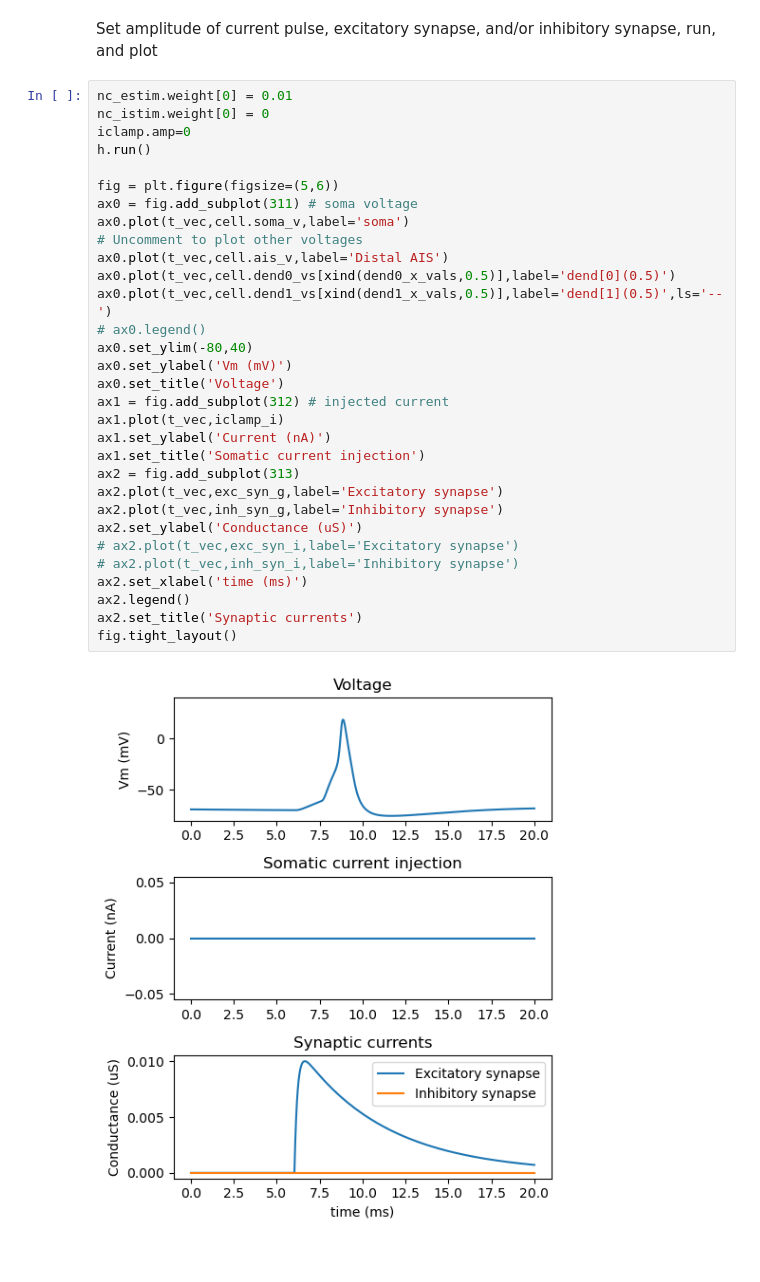
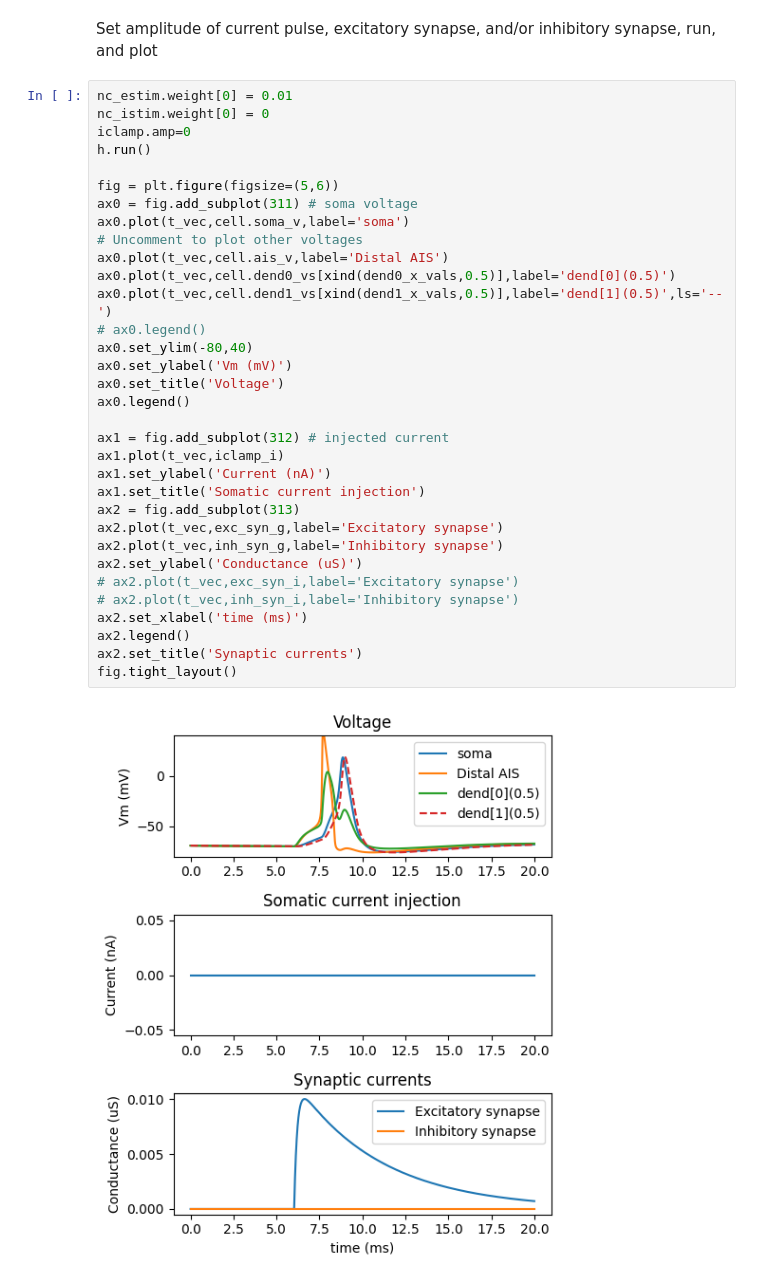
Before and after one commit to lw-miles24/CompModNervSys-final, a Jupyter notebook: simulate_BallAndStick_dend.ipynb, the cells around one changed output. Drawn from its saved outputs; the diff is of its cells as text.

```diff
--- a/simulate_BallAndStick_dend.ipynb
+++ b/simulate_BallAndStick_dend.ipynb
@@ -127,31 +138,33 @@ nc_estim.weight[0] = 0.01
 nc_istim.weight[0] = 0
 iclamp.amp=0
 h.run()
 
 fig = plt.figure(figsize=(5,6))
 ax0 = fig.add_subplot(311) # soma voltage
 ax0.plot(t_vec,cell.soma_v,label='soma')
 # Uncomment to plot other voltages
 ax0.plot(t_vec,cell.ais_v,label='Distal AIS')
 ax0.plot(t_vec,cell.dend0_vs[xind(dend0_x_vals,0.5)],label='dend[0](0.5)')
 ax0.plot(t_vec,cell.dend1_vs[xind(dend1_x_vals,0.5)],label='dend[1](0.5)',ls='--')
 # ax0.legend()
 ax0.set_ylim(-80,40)
 ax0.set_ylabel('Vm (mV)')
 ax0.set_title('Voltage')
+ax0.legend()
+
 ax1 = fig.add_subplot(312) # injected current
 ax1.plot(t_vec,iclamp_i)
 ax1.set_ylabel('Current (nA)')
 ax1.set_title('Somatic current injection')
 ax2 = fig.add_subplot(313)
 ax2.plot(t_vec,exc_syn_g,label='Excitatory synapse')
 ax2.plot(t_vec,inh_syn_g,label='Inhibitory synapse')
 ax2.set_ylabel('Conductance (uS)')
 # ax2.plot(t_vec,exc_syn_i,label='Excitatory synapse')
 # ax2.plot(t_vec,inh_syn_i,label='Inhibitory synapse')
 ax2.set_xlabel('time (ms)')
 ax2.legend()
 ax2.set_title('Synaptic currents')
 fig.tight_layout()
 # %% [output]
-[figure, old version]
+[figure, new version]
```
Also changed, not shown: parts of 4 cells of this notebook, 25 other files.
